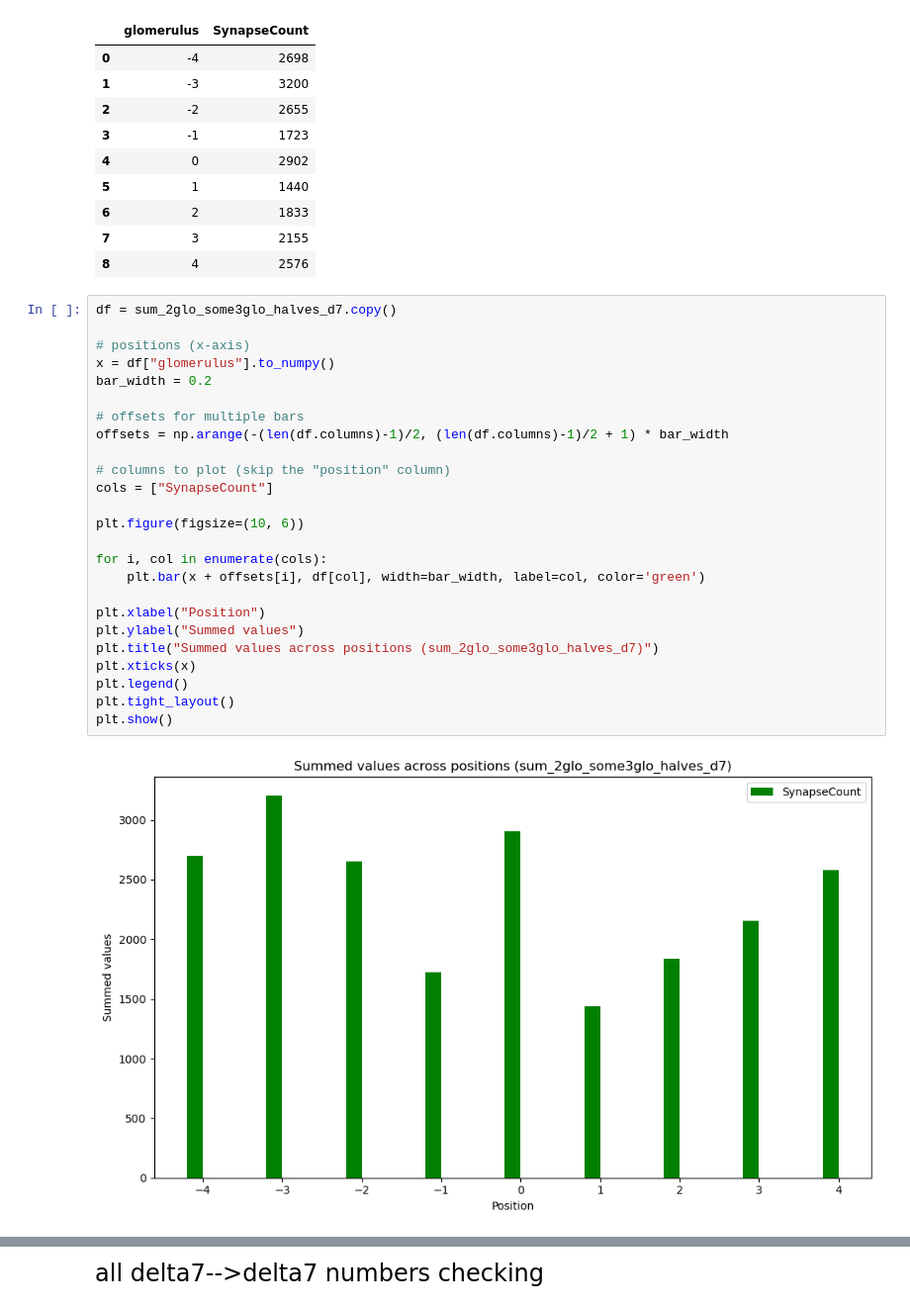
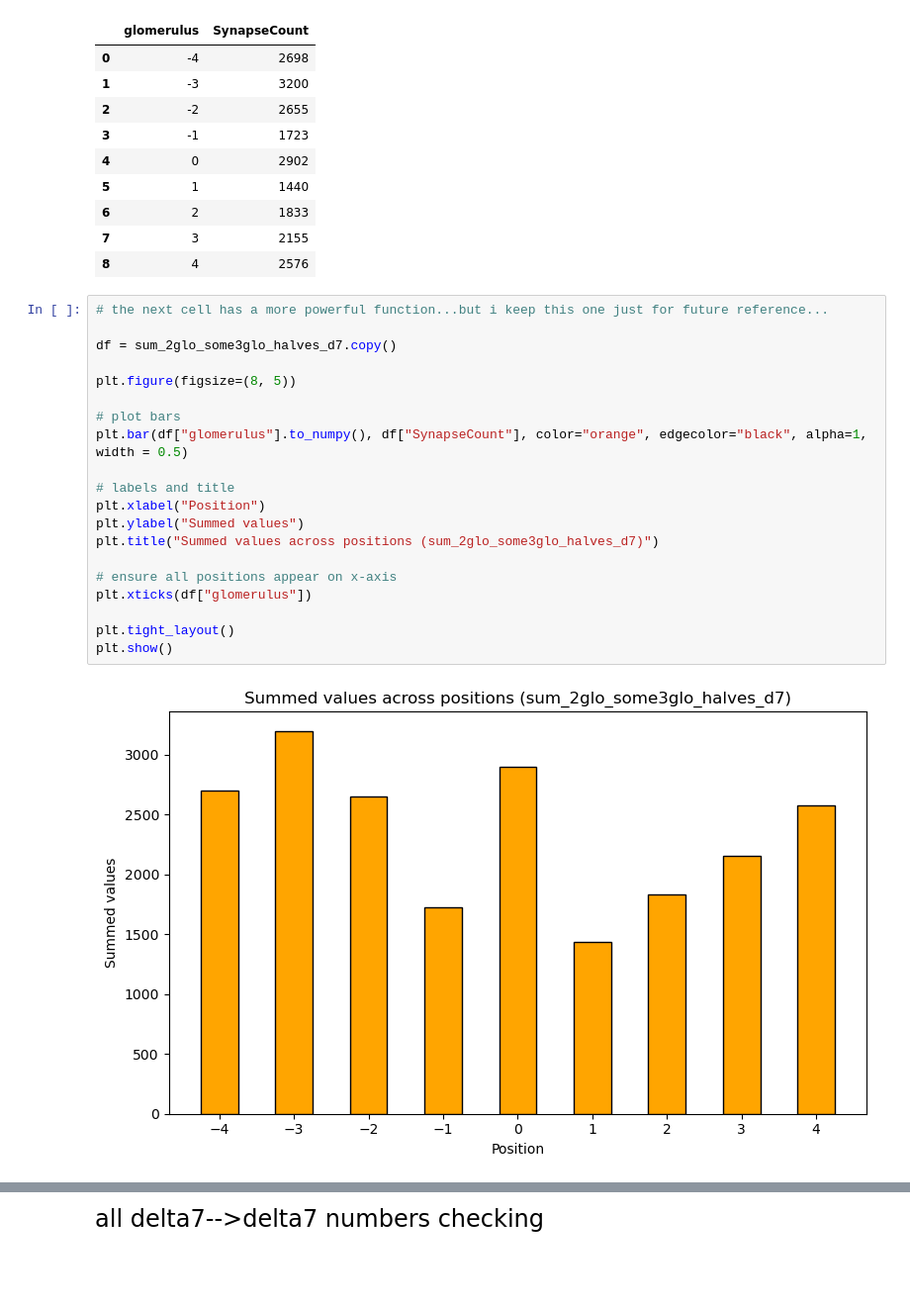
Before and after one commit to sansachenlelele/connectome_analysis_fisherlab, a Jupyter notebook: delta7-delta7-connectome(rishi raw data).ipynb, the cells around one changed output, grey strips where cells are left out. Shown at 99% size. Saved outputs shown, nothing was run; the diff lists cells and outputs as text; blank space fills up the shorter version.

```diff
--- a/delta7-delta7-connectome(rishi raw data).ipynb
+++ b/delta7-delta7-connectome(rishi raw data).ipynb
@@ -704,30 +704,25 @@ sum_2glo_some3glo_halves_d7
 | 6 | 2 | 1833 |
 | 7 | 3 | 2155 |
 | 8 | 4 | 2576 |
-# %%
-df = sum_2glo_some3glo_halves_d7.copy()
-
-# positions (x-axis)
-x = df["glomerulus"].to_numpy()
-bar_width = 0.2
-
-# offsets for multiple bars
-offsets = np.arange(-(len(df.columns)-1)/2, (len(df.columns)-1)/2 + 1) * bar_width
-
-# columns to plot (skip the "position" column)
-cols = ["SynapseCount"]
-
-plt.figure(figsize=(10, 6))
-
-for i, col in enumerate(cols):
-    plt.bar(x + offsets[i], df[col], width=bar_width, label=col, color='green')
-
-plt.xlabel("Position")
-plt.ylabel("Summed values")
-plt.title("Summed values across positions (sum_2glo_some3glo_halves_d7)")
-plt.xticks(x)
-plt.legend()
-plt.tight_layout()
-plt.show()
-# %% [output]
-[figure, removed]
+# %%
+# the next cell has a more powerful function...but i keep this one just for future reference...
+
+df = sum_2glo_some3glo_halves_d7.copy()
+
+plt.figure(figsize=(8, 5))
+
+# plot bars
+plt.bar(df["glomerulus"].to_numpy(), df["SynapseCount"], color="orange", edgecolor="black", alpha=1, width = 0.5)
+
+# labels and title
+plt.xlabel("Position")
+plt.ylabel("Summed values")
+plt.title("Summed values across positions (sum_2glo_some3glo_halves_d7)")
+
+# ensure all positions appear on x-axis
+plt.xticks(df["glomerulus"])
+
+plt.tight_layout()
+plt.show()
+# %% [output]
+[figure, added]
```
Also changed, not shown: parts of 8 cells of this notebook, 2 other files.
